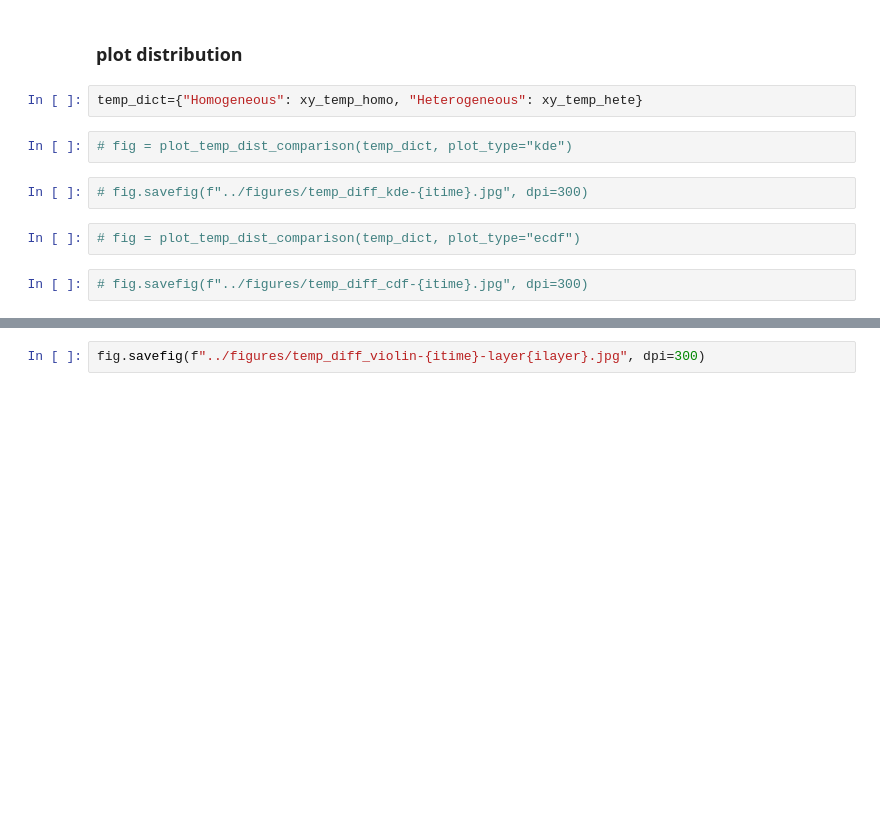
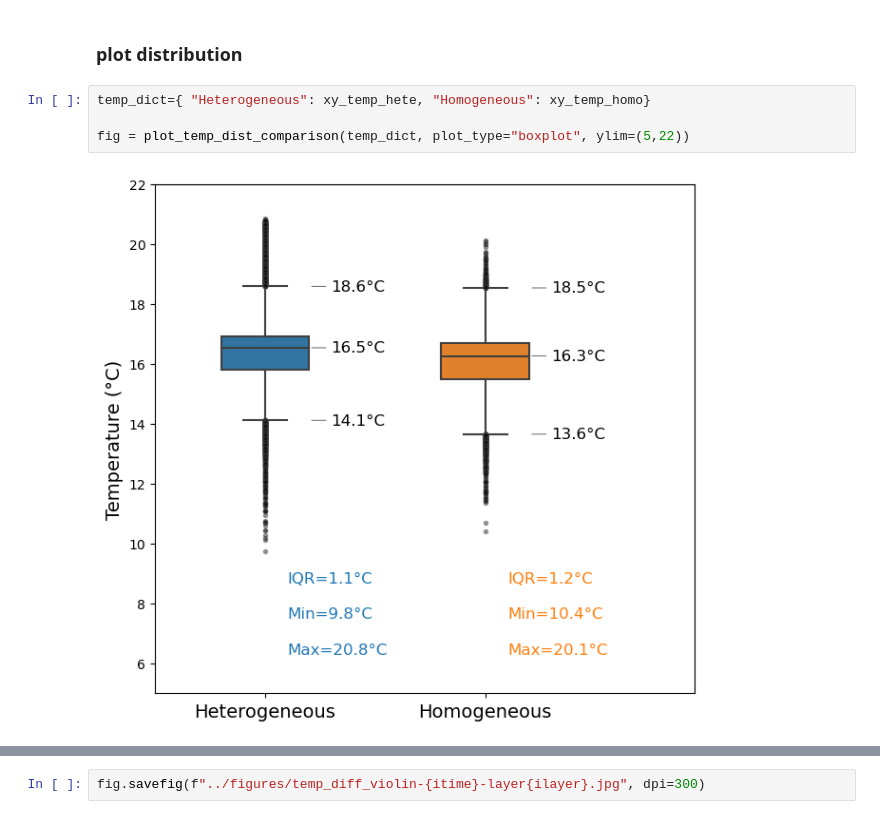
Before and after one commit to pinshuai/HFR-riverbed, a Jupyter notebook: notebooks/plot_temp_from_river_cell.ipynb, the cells around one changed output, grey strips where cells are left out. Saved outputs shown, nothing was run; the diff lists cells and outputs as text; blank space fills up the shorter version.

```diff
--- a/notebooks/plot_temp_from_river_cell.ipynb
+++ b/notebooks/plot_temp_from_river_cell.ipynb
@@ -622,13 +867,9 @@ fig.savefig(f"../figures/temp_diff_{itime}-layer{ilayer}.jpg", dpi=300)
 # %% [markdown]
 ### plot distribution
-# %%
-temp_dict={"Homogeneous": xy_temp_homo, "Heterogeneous": xy_temp_hete}
-# %%
-# fig = plot_temp_dist_comparison(temp_dict, plot_type="kde")
-# %%
-# fig.savefig(f"../figures/temp_diff_kde-{itime}.jpg", dpi=300)
-# %%
-# fig = plot_temp_dist_comparison(temp_dict, plot_type="ecdf")
-# %%
-# fig.savefig(f"../figures/temp_diff_cdf-{itime}.jpg", dpi=300)
+# %%
+temp_dict={ "Heterogeneous": xy_temp_hete, "Homogeneous": xy_temp_homo}
+
+fig = plot_temp_dist_comparison(temp_dict, plot_type="boxplot", ylim=(5,22))
+# %% [output]
+[figure, added]
 # %%
```
Also changed, not shown: parts of 33 cells of this notebook, 14 other files.
